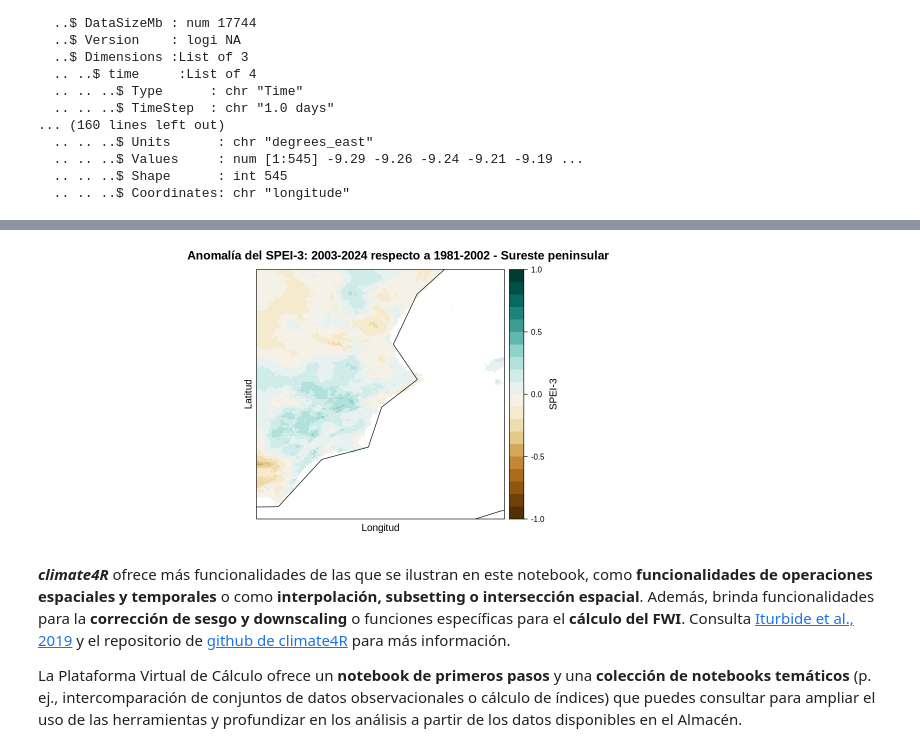
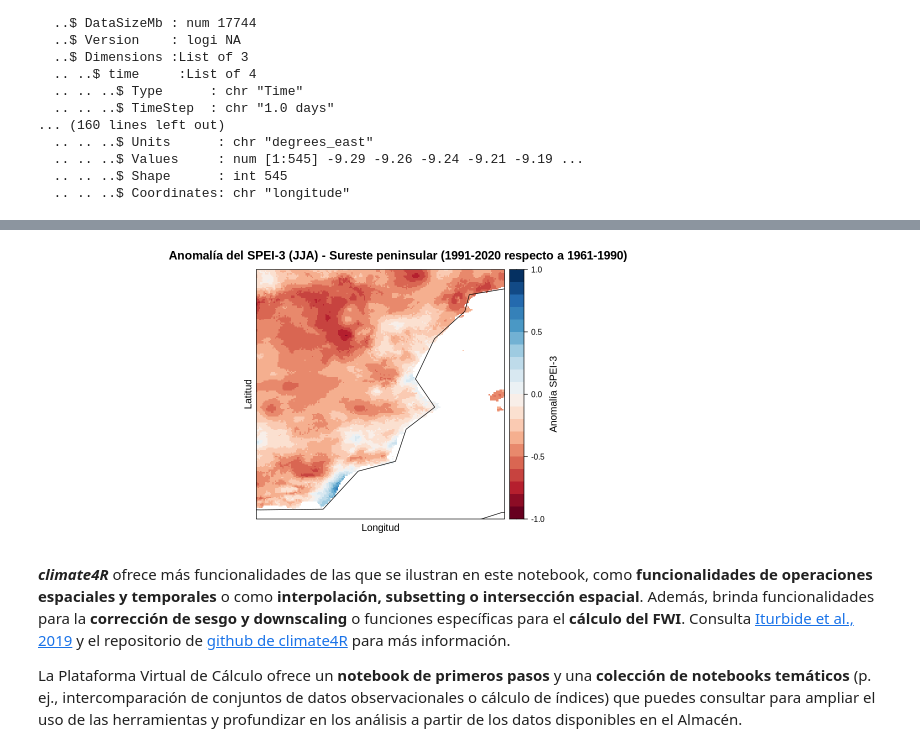
Before and after one commit to SantanderMetGroup/PTI-Clima-Datalab, a Jupyter notebook: Notebooks/R/calculo_indices_SPEI-3_PTI-grid_R.ipynb, the cells around one changed output, grey strips where cells are left out. Cells and saved outputs as stored; diff of their text form; code cells hidden in the pictures.

Commit message:
Improve SPEI-3 R script

```diff
--- a/Notebooks/R/calculo_indices_SPEI-3_PTI-grid_R.ipynb
+++ b/Notebooks/R/calculo_indices_SPEI-3_PTI-grid_R.ipynb
@@ -211,8 +213,8 @@ NOTE: Daily data will be monthly aggregated
 tasmin <- loadGridData(dataset = endpoint,
                        var     = "tasmin",
                        season  = 1:12,
-                       years   = 1981:2024,
-                       lonLim  = c(-2.5, 1.5),
-                       latLim  = c(36.5, 40.5),
+                       years   = 1961:2020,
+                       lonLim  = c(-3.5, 1.5),
+                       latLim  = c(36.5, 41.5),
                        aggr.m  = "mean")
 # %% [output]
@@ -233,8 +235,8 @@ NOTE: Daily data will be monthly aggregated
 tasmax <- loadGridData(dataset = endpoint,
                        var     = "tasmax",
                        season  = 1:12,
-                       years   = 1981:2024,
-                       lonLim  = c(-2.5, 1.5),
-                       latLim  = c(36.5, 40.5),
+                       years   = 1961:2020,
+                       lonLim  = c(-3.5, 1.5),
+                       latLim  = c(36.5, 41.5),
                        aggr.m  = "mean")
 # %% [output]
@@ -315 +317,5 @@ Para la visualización espacial, calcularemos la **climatología** del SPEI-3 (m
+# %%
+spei3.jja <- subsetGrid(spei3, season = 6:8)
+spei3.p1 <- subsetGrid(spei3.jja, years = 1961:1990)
+spei3.p2 <- subsetGrid(spei3.jja, years = 1991:2020)
 # %%
@@ -332,5 +353,3 @@ A continuación compararemos los resultados para dos periodos consecutivos (1981
 # %%
-spei3.p1 <- subsetGrid(spei3, years = 1981:2002)
-spei3.p2 <- subsetGrid(spei3, years = 2003:2024)
 spei3.anom <- gridArithmetics(climatology(spei3.p2), climatology(spei3.p1), operator = "-")
 # %% [output]
@@ -344,17 +363,17 @@ spei3.anom <- gridArithmetics(climatology(spei3.p2), climatology(spei3.p1), oper
 # %%
 spatialPlot(spei3.anom,
             at             = seq(-1, 1, 0.1),
             set.max        = 1,
             set.min        = -1,
-            main           = "Anomalía del SPEI-3: 2003-2024 respecto a 1981-2002 - Sureste peninsular",
+            main           = "Anomalía del SPEI-3 (JJA) - Sureste peninsular (1991-2020 respecto a 1961-1990)",
             backdrop.theme = "coastline",
-            color.theme    = "BrBG",
+            color.theme    = "RdBu",
             colorkey       = list(space = "right",
-                                  title = list("SPEI-3", cex = 1)),
+                                  title = list("Anomalía SPEI-3", cex = 1)),
             xlab           = "Longitud",
             ylab           = "Latitud")
 # %% [output]
-[figure, old version]
+[figure, new version]
 # %% [markdown]
 ***climate4R*** ofrece más funcionalidades de las que se ilustran en este notebook, como **funcionalidades de operaciones espaciales y temporales** o como **interpolación, subsetting o intersección espacial**. Además, brinda funcionalidades para la **corrección de sesgo y downscaling** o funciones específicas para el **cálculo del FWI**. Consulta [Iturbide et al., 2019](https://www.sciencedirect.com/science/article/pii/S1364815218303049?via%3Dihub) y el repositorio de [github de climate4R](https://github.com/SantanderMetGroup/climate4R) para más información.
 
```
Also changed, not shown: parts of 19 cells of this notebook.
